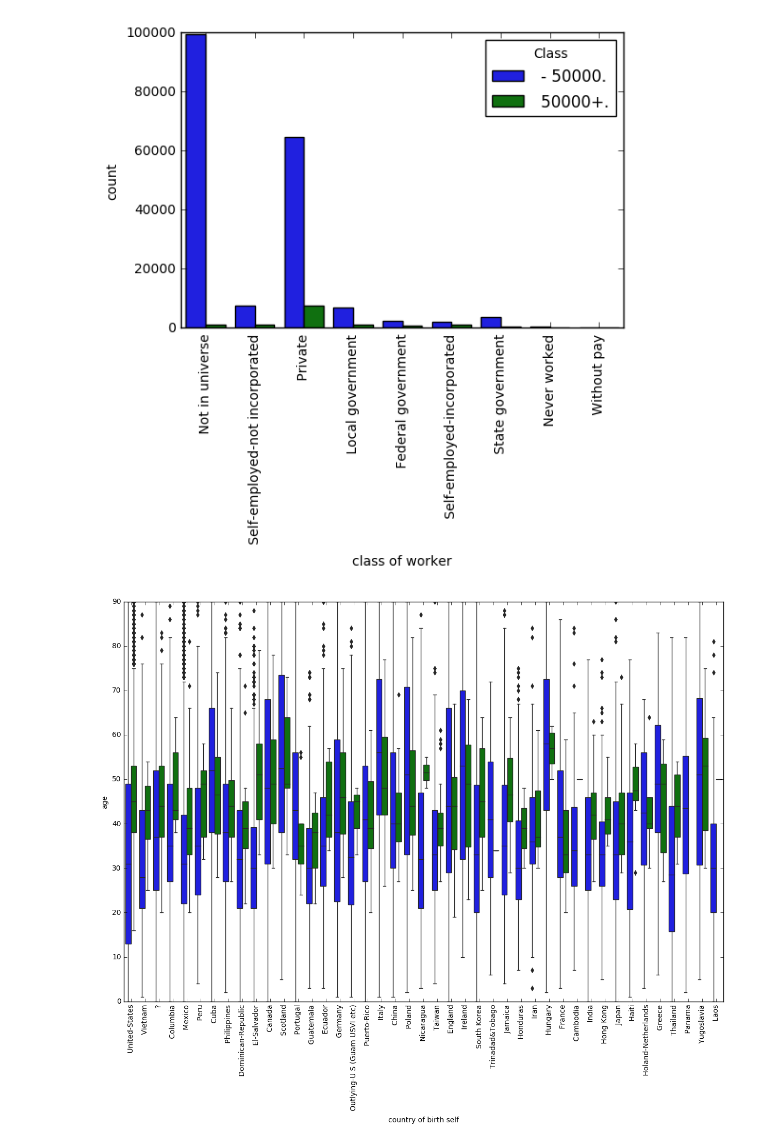
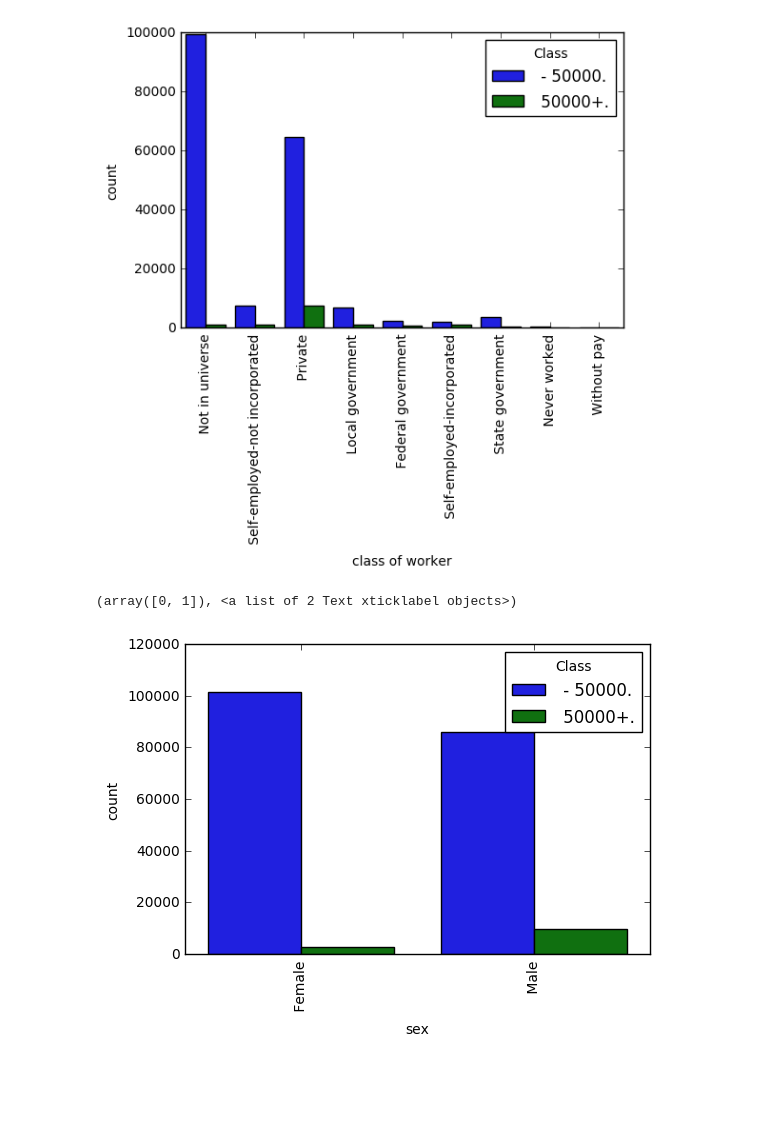
Before and after one commit to pranshu28/usa_census, a Jupyter notebook: Notebook.ipynb, the cells around one changed output. Cells and saved outputs as stored; diff of their text form; code cells hidden in the pictures; blank space fills up the shorter version.

```diff
--- a/Notebook.ipynb
+++ b/Notebook.ipynb
@@ -160,14 +56,30 @@ plt.figtext(0.3, 1, 'Missing values: ' + str(m) + ' (' + str(m * 100. / df.shape
 # %%
+# Defaults for plots
+def plot_(fig, l1, l2, t):
+    plt.figure(fig)
+    plt.xlabel(l1)
+    plt.ylabel(l2)
+    plt.xticks(rotation='vertical')
+    plt.title(t)
+# Label encoding of all categorical object columns
 def encode(df):
     for i in range(df.shape[1]):
         df = df.rename(columns={i: header[i]})
         if header[i] not in continuous and df[header[i]].dtype != 'int64':
-            from sklearn import preprocessing
             le = preprocessing.LabelEncoder()
             le.fit(df[header[i]])
             df[header[i]] = le.transform(df[header[i]])
     return df
-def restore():
+# One hot Coding of all categorical columns
+def onehot(df):
+    for i in range(df.shape[1]-1):
+        if header[i] not in continuous:
+            dummies = pd.get_dummies(df[header[i]]).rename(columns=lambda x: header[i]+'_'+str(x))
+            df = pd.concat([df, dummies], axis=1)
+            df.drop(header[i], inplace=True, axis=1)
+    return df
+# Retrieving all data
+def data():
     df = pd.read_csv("census_income_learn.csv", header=None)
     dft = pd.read_csv("census_income_test.csv", header=None)
     for i in range(df.shape[1]):
@@ -363,10 +510,9 @@ plt.xticks(rotation="vertical")
 (array([0, 1, 2, 3, 4, 5, 6, 7, 8]), <a list of 9 Text xticklabel objects>)
 [figure]
 # %%
-x,y=34,0
-fig,ax = plt.subplots(figsize=(15,10))
-sns.boxplot(ax=ax,x=header[x], y=header[y], hue="Class", data=df)
+x=12
+sns.countplot(x=header[x], hue="Class", data=df)
 plt.xticks(rotation="vertical")
-ax.legend_.remove()
 # %% [output]
+(array([0, 1]), <a list of 2 Text xticklabel objects>)
-[figure, old version]
+[figure, new version]
```
Also changed, not shown: parts of 66 cells of this notebook.
